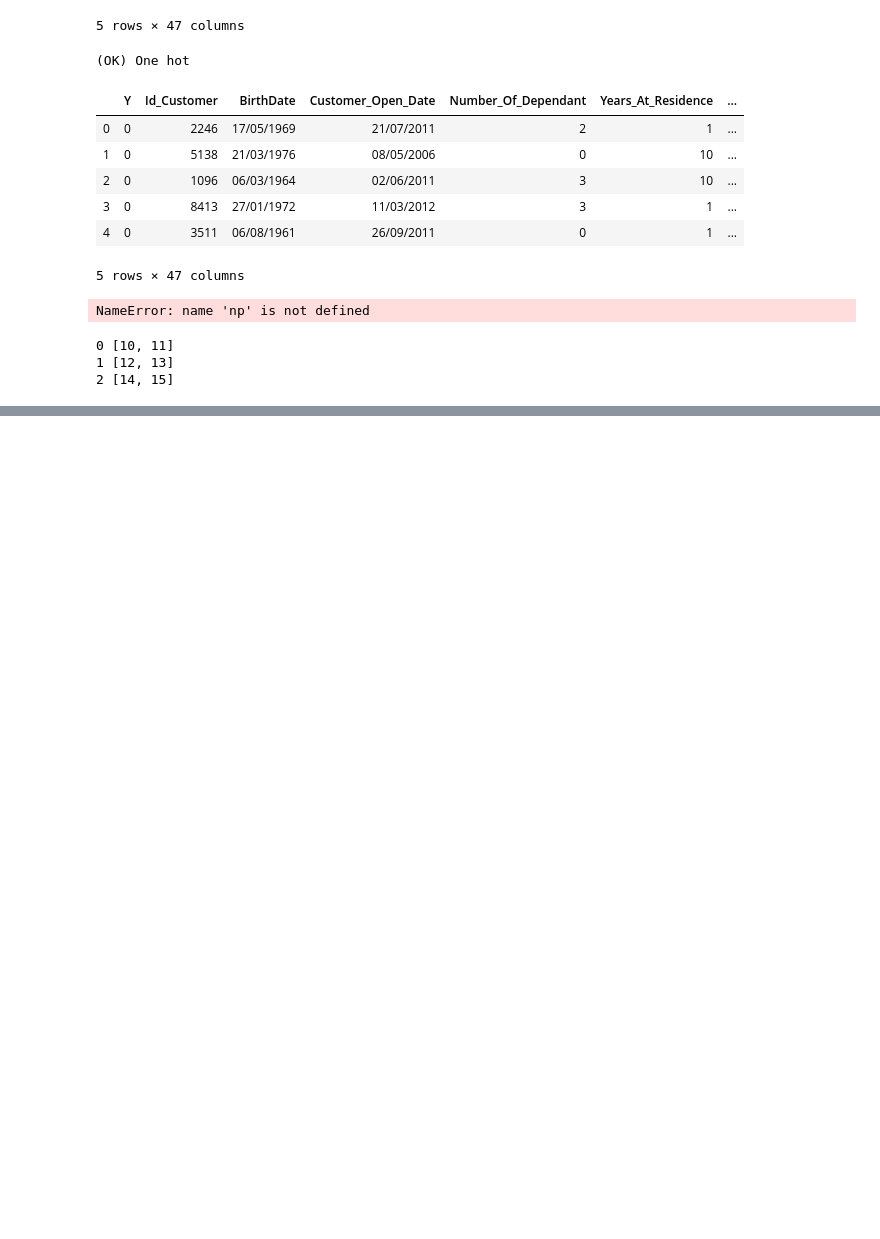
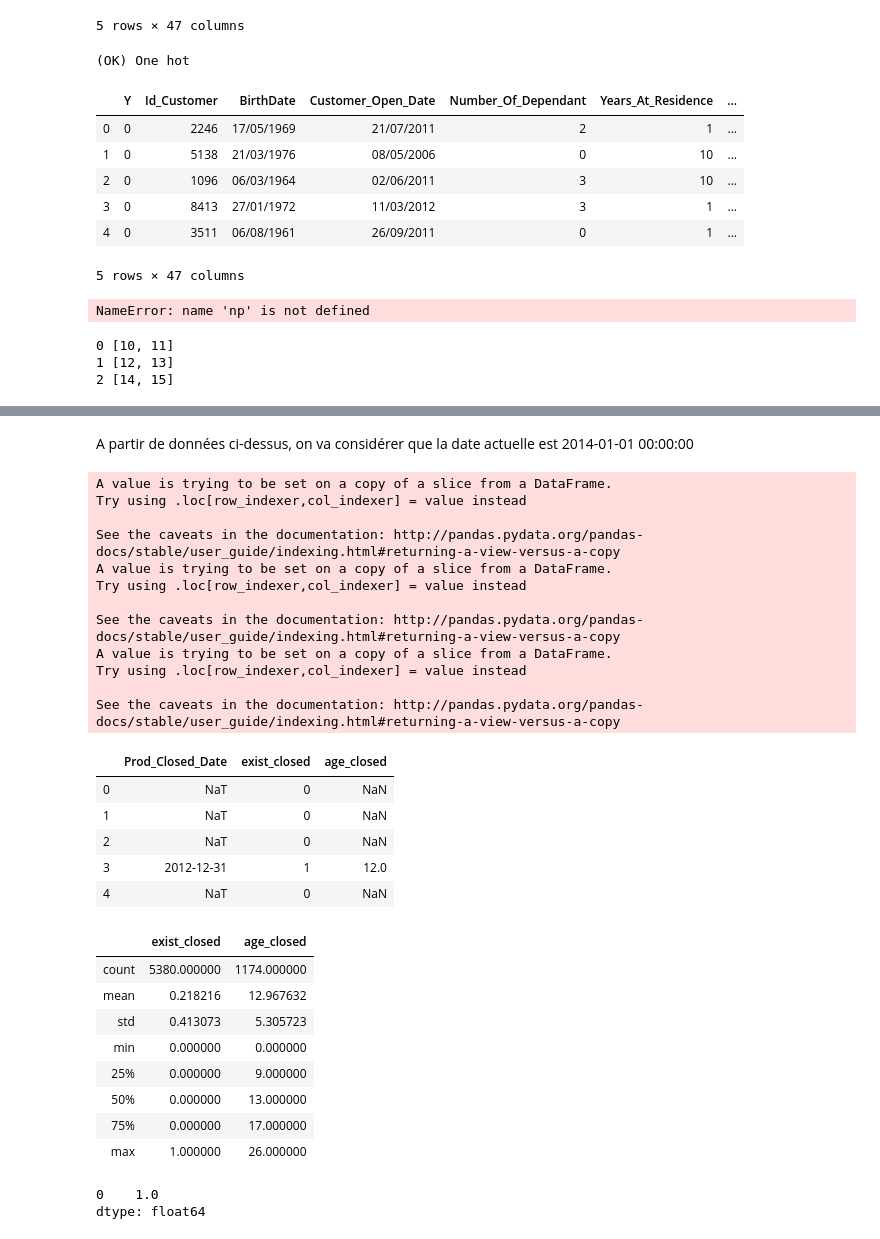
Before and after one commit to luizbezerra-pinheiro/Project_ML2, a Jupyter notebook: src/Feature Analysis.ipynb, the cells around one changed output, grey strips where cells are left out. Drawn from its saved outputs; the diff is of its cells as text; code cells hidden in the pictures; blank space fills up the shorter version.

Commit message:
Datetime feature engineering. All features used for the model

```diff
--- a/src/Feature Analysis.ipynb
+++ b/src/Feature Analysis.ipynb
@@ -6,8 +6,8 @@ from IPython.core.display import display
 
 from sklearn.model_selection import train_test_split
 
-# data_path = os.path.join(os.path.dirname(os.getcwd()), "data", "CreditTraining.csv")
-# df = pd.read_csv(data_path)
+data_path = os.path.join(os.path.dirname(os.getcwd()), "data", "CreditTraining.csv")
+df = pd.read_csv(data_path)
 # %%
 display(df.head())
 # %% [output]
@@ -566,0 +610,62 @@ for i, b in enumerate(a):
+# %% [markdown]
+A partir de données ci-dessus, on va considérer que la date actuelle est 2014-01-01 00:00:00
+# %%
+today = dt.datetime(2014, 1, 1)
+# aux = df[["BirthDate"]]
+# aux["BirthDate"] = pd.to_datetime(aux["BirthDate"])
+# aux["age"] = aux["BirthDate"].apply(lambda x: (today - x).days//365 )
+# display(aux.head())
+# display(aux.describe())
+
+# aux = df[["Customer_Open_Date"]]
+# aux["Customer_Open_Date"] = pd.to_datetime(aux["Customer_Open_Date"])
+# aux["age_customer"] = aux["Customer_Open_Date"].apply(lambda x: (today - x).days//30 )
+# display(aux.head())
+# display(aux.describe())
+
+# aux = df[["Prod_Decision_Date"]]
+# aux["Prod_Decision_Date"] = pd.to_datetime(aux["Prod_Decision_Date"])
+# aux["age_decision"] = aux["Prod_Decision_Date"].apply(lambda x: (today - x).days//30 )
+# display(aux.head())
+# display(aux.describe())
+
+aux = df[["Prod_Closed_Date"]]
+aux["Prod_Closed_Date"] = pd.to_datetime(aux["Prod_Closed_Date"])
+aux["exist_closed"] = aux["Prod_Closed_Date"].notnull() * 1
+aux["age_closed"] = aux["Prod_Closed_Date"].apply(lambda x: (today - x).days//30 )
+display(aux.head())
+display(aux.describe())
+# %% [output]
+A value is trying to be set on a copy of a slice from a DataFrame.
+Try using .loc[row_indexer,col_indexer] = value instead
+
+See the caveats in the documentation: http://pandas.pydata.org/pandas-docs/stable/user_guide/indexing.html#returning-a-view-versus-a-copy
+A value is trying to be set on a copy of a slice from a DataFrame.
+Try using .loc[row_indexer,col_indexer] = value instead
+
+See the caveats in the documentation: http://pandas.pydata.org/pandas-docs/stable/user_guide/indexing.html#returning-a-view-versus-a-copy
+A value is trying to be set on a copy of a slice from a DataFrame.
+Try using .loc[row_indexer,col_indexer] = value instead
+
+See the caveats in the documentation: http://pandas.pydata.org/pandas-docs/stable/user_guide/indexing.html#returning-a-view-versus-a-copy
+|  | Prod_Closed_Date | exist_closed | age_closed |
+| 0 | NaT | 0 | NaN |
+| 1 | NaT | 0 | NaN |
+| 2 | NaT | 0 | NaN |
+| 3 | 2012-12-31 | 1 | 12.0 |
+| 4 | NaT | 0 | NaN |
+|  | exist_closed | age_closed |
+| count | 5380.000000 | 1174.000000 |
+| mean | 0.218216 | 12.967632 |
+| std | 0.413073 | 5.305723 |
+| min | 0.000000 | 0.000000 |
+| 25% | 0.000000 | 9.000000 |
+| 50% | 0.000000 | 13.000000 |
+| 75% | 0.000000 | 17.000000 |
+| max | 1.000000 | 26.000000 |
+# %%
+a = df["Years_At_Business"].mode()
+display(a)
+# %% [output]
+0    1.0
+dtype: float64
```
Also changed, not shown: parts of 3 cells of this notebook, 4 other files.
